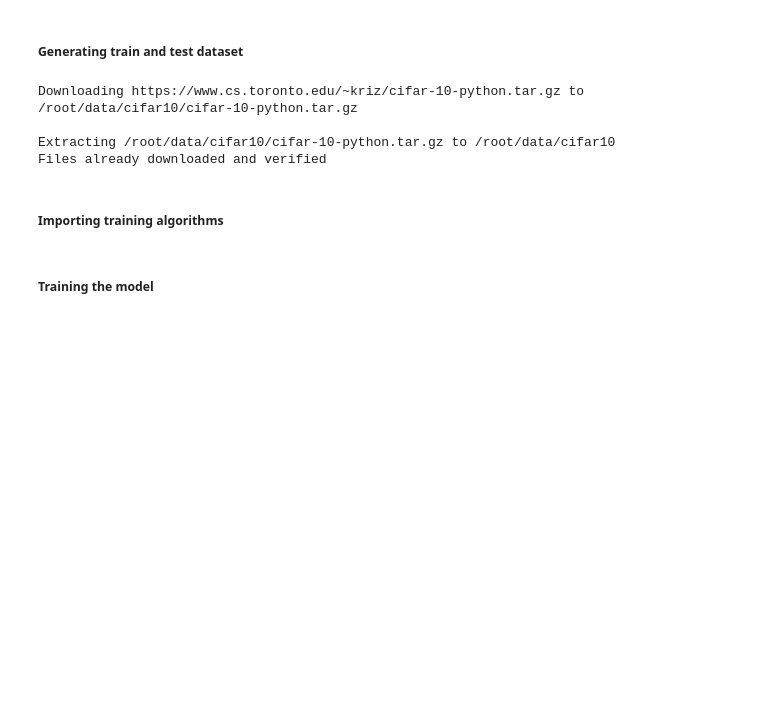
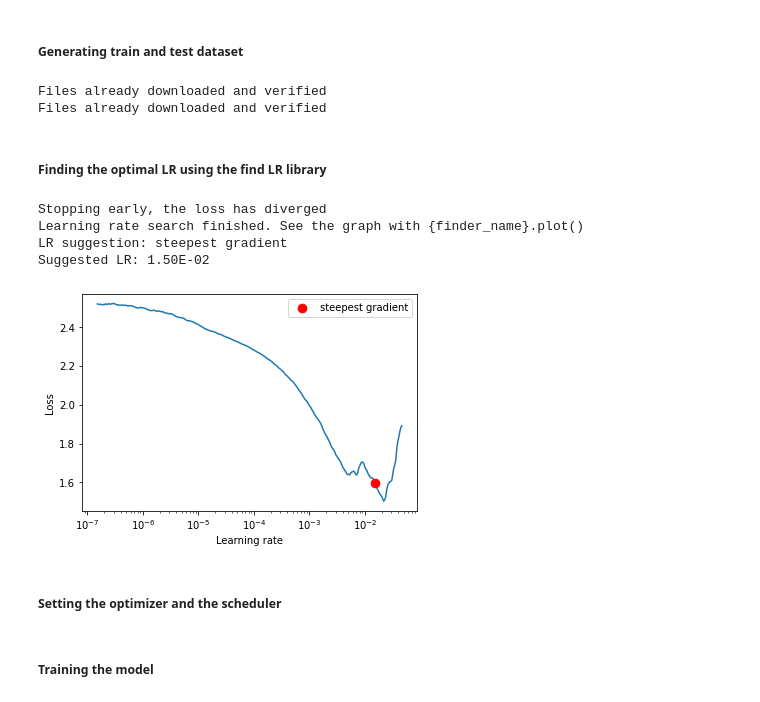
Before and after one commit to sabeesh90/EVA6_master, a Jupyter notebook: resnet_mod.ipynb, the cells around one changed output. Drawn from its saved outputs; the diff is of its cells as text; code cells hidden in the pictures; blank space fills up the shorter version.

```diff
--- a/resnet_mod.ipynb
+++ b/resnet_mod.ipynb
@@ -171,0 +51,2 @@ None
+# %%
+model_generated1 = ResNet18new()
@@ -192,11 +114,7 @@ Sequential(
 # %% [markdown]
 ##### Generating train and test dataset
 # %%
-trainloader, testloader = generate_dataset()
+trainloader, testloader = generate_dataset(512,512)
 # %% [output]
-Downloading https://www.cs.toronto.edu/~kriz/cifar-10-python.tar.gz to /root/data/cifar10/cifar-10-python.tar.gz
-
-Extracting /root/data/cifar10/cifar-10-python.tar.gz to /root/data/cifar10
 Files already downloaded and verified
+Files already downloaded and verified
-# %% [markdown]
-##### Importing training algorithms
@@ -206,0 +121,22 @@ optimizer, scheduler =  create_optim(model_generated,trainloader)
+# %% [markdown]
+##### Finding the optimal LR using the find LR library
+# %%
+import train_test_normal
+from train_test_normal import *
+from torch_lr_finder import LRFinder
+
+model = model_generated1
+criterion = nn.CrossEntropyLoss()
+optimizer = optim.SGD(model.parameters(), lr=1e-7,nesterov=True, weight_decay=1e-3,momentum = 0.92)
+lr_finder = LRFinder(model, optimizer, criterion, device="cuda")
+lr_finder.range_test(trainloader, end_lr=100, num_iter=500)
+lr_finder.plot()
+lr_finder.reset()
+# %% [output]
+Stopping early, the loss has diverged
+Learning rate search finished. See the graph with {finder_name}.plot()
+LR suggestion: steepest gradient
+Suggested LR: 1.50E-02
+[figure, added]
+# %% [markdown]
+##### Setting the optimizer and the scheduler
```
Also changed, not shown: parts of 21 cells of this notebook.
